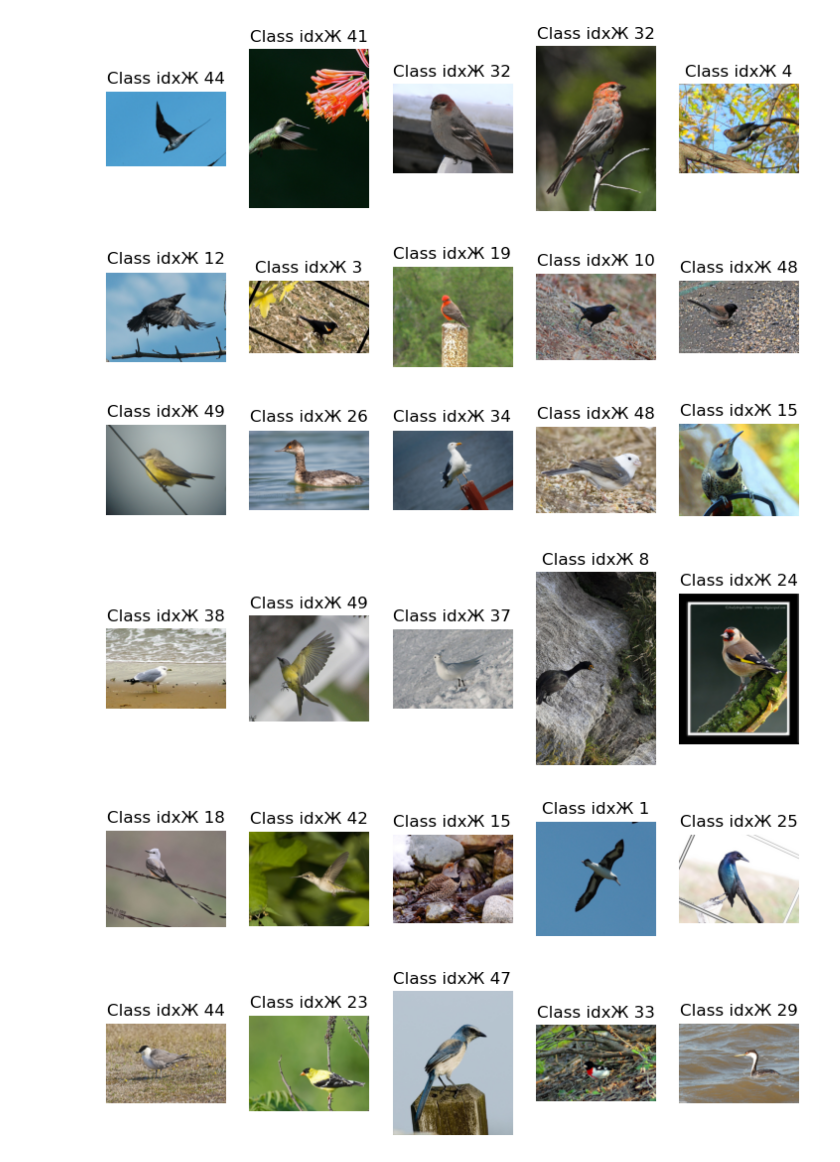
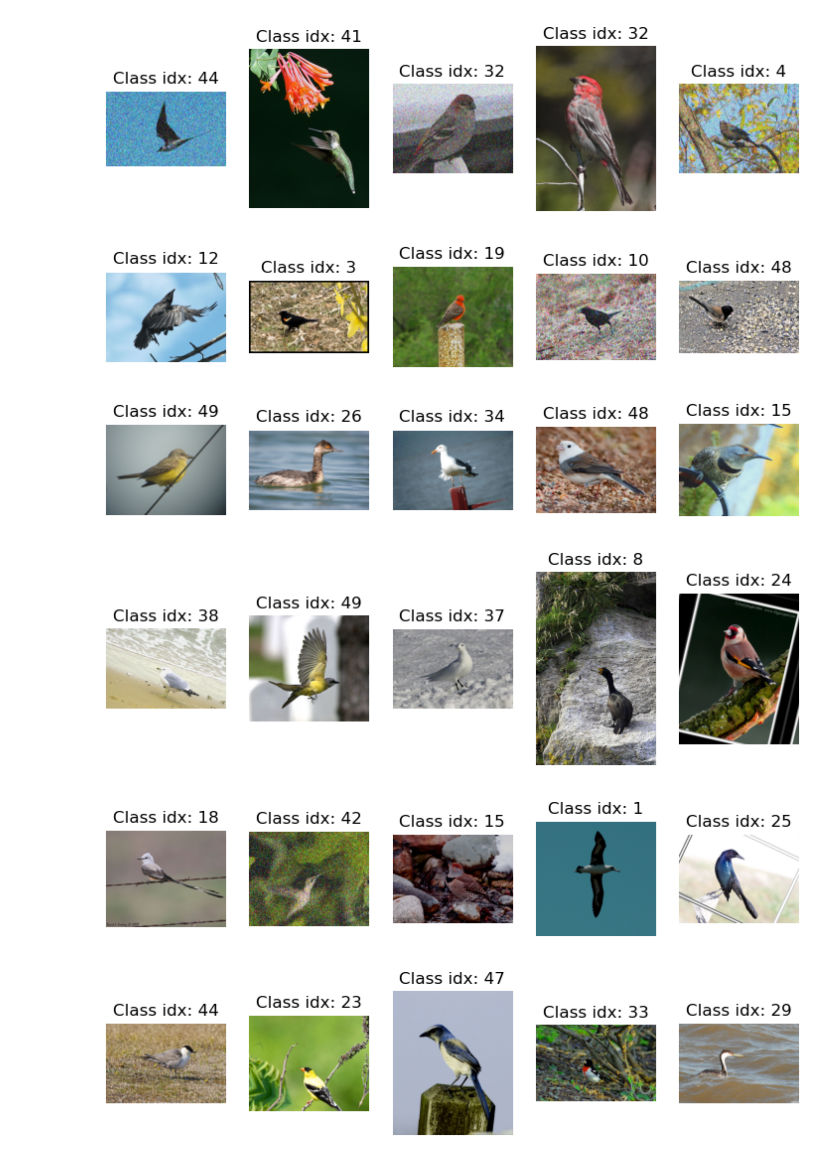
Before and after one commit to Torfinhell/Ml_homework, a Jupyter notebook: Depth_Vision_and_Graphics/Bird_classification/image_classification.ipynb, the cells around one changed output. Cells and saved outputs as stored; diff of their text form; code cells hidden in the pictures.

```diff
--- a/Depth_Vision_and_Graphics/Bird_classification/image_classification.ipynb
+++ b/Depth_Vision_and_Graphics/Bird_classification/image_classification.ipynb
@@ -74,7 +74,9 @@ image_dir="./tests/00_test_img_input/train/images"#test is the same as train
 images_info="./tests/00_test_img_gt"
 augmentations=[
     A.HorizontalFlip(p=0.5),
-    A.Rotate(limit=(-45, 45))
+    A.ShiftScaleRotate(shift_limit=0.05, scale_limit=0.1, rotate_limit=30, p=0.5),
+    A.ColorJitter(brightness=0.3, contrast=0.3, saturation=0.3, hue=0.05, p=0.5),
+    A.GaussNoise(var_limit=(10.0, 30.0), p=0.2),
 ]
 common_transform=[
     A.Resize(height=232, width=232, interpolation=cv2.INTER_LINEAR),
@@ -99,7 +101,7 @@ def show_multiple_images(ds, n=10):
         for j in range(cols):
             plt.subplot(1, cols, j+1)
             plt.imshow(ds[i*cols+j][0])
-            plt.title(f"Class idxЖ {ds[i*cols+j][1]}")
+            plt.title(f"Class idx: {ds[i*cols+j][1]}")
             plt.axis("off")
         plt.show()
 show_multiple_images(ds_train_show, 40)
@@ -109,9 +111,9 @@ show_multiple_images(ds_train_show, 40)
-[figure, old version]
+[figure, new version]
-[figure, old version]
+[figure, new version]
-[figure, old version]
+[figure, new version]
-[figure, old version]
+[figure, new version]
-[figure, old version]
+[figure, new version]
-[figure, old version]
+[figure, new version]
 # %%
 dl_train=data.DataLoader(
     ds_train,
```
Also changed, not shown: parts of 13 cells of this notebook.
